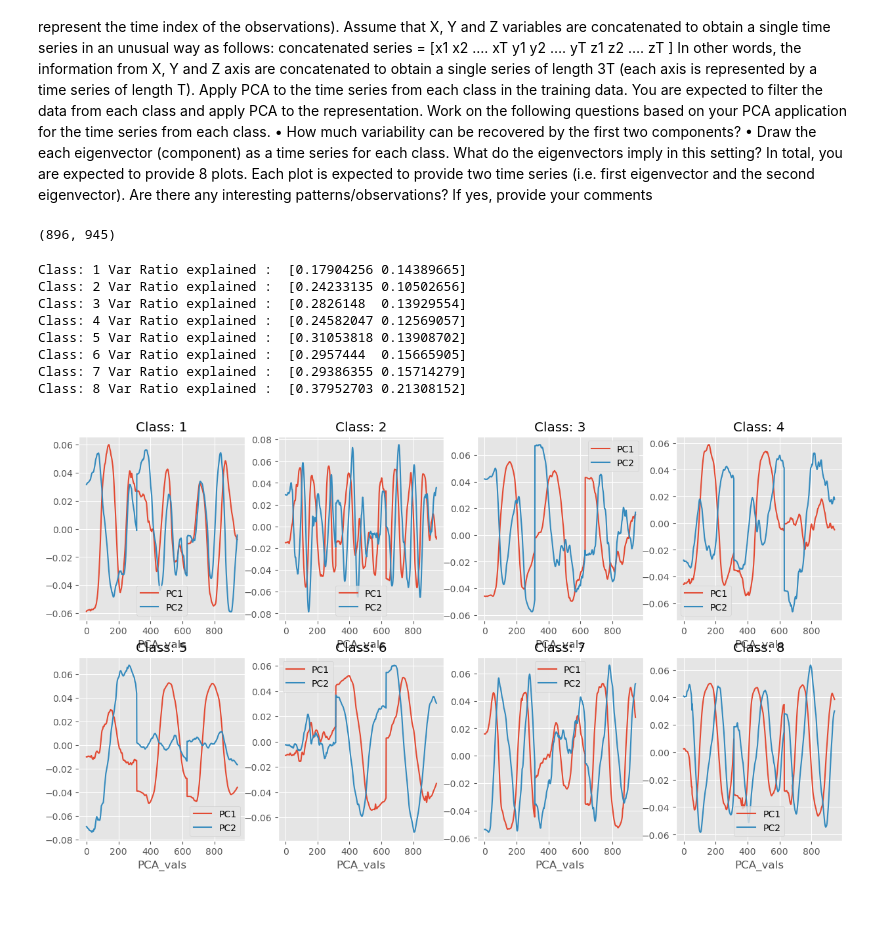
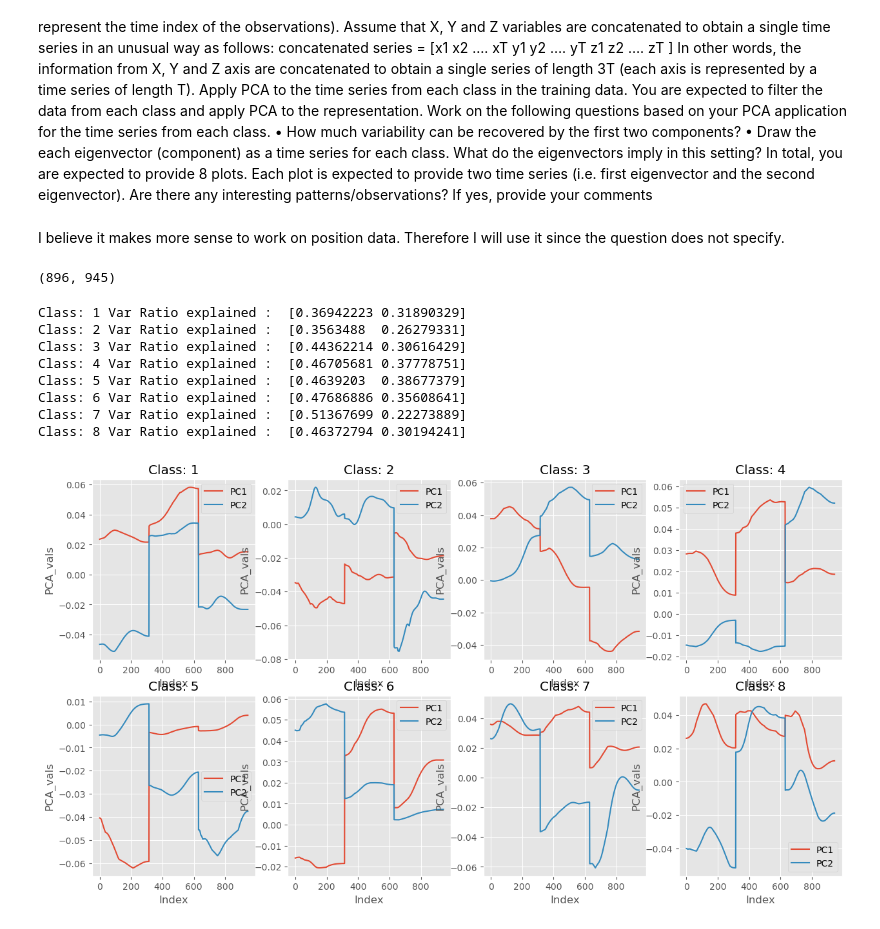
Before and after one commit to BU-IE-582/fall21-harunkivril, a Jupyter notebook: HW2/HW2-Dimensionality Reduction.ipynb, the cells around one changed output. Saved outputs shown, nothing was run; the diff lists cells and outputs as text; code cells hidden in the pictures.

```diff
--- a/HW2/HW2-Dimensionality Reduction.ipynb
+++ b/HW2/HW2-Dimensionality Reduction.ipynb
@@ -217,7 +222,10 @@ pca = PCA()
 temp[["R_MDS1", "R_MDS2"]] = pca.fit_transform(temp[["MDS1", "MDS2"]].values)
 
 plt.figure(figsize=(15,5))
+plt.scatter(temp["R_MDS1"], -temp["R_MDS2"])
 
+for txt, x, y in zip(tr_dist["İL ADI"], temp["R_MDS1"], temp["R_MDS2"]):
+    plt.annotate(txt, (x,-y))
 plt.show()
 # %% [output]
 [figure]
@@ -238,17 +253,19 @@ X_acc, X_classes = read_data("./uWaveGestureLibrary_X_TRAIN")
 Y_acc, Y_classes = read_data("./uWaveGestureLibrary_Y_TRAIN")
 Z_acc, Z_classes = read_data("./uWaveGestureLibrary_Z_TRAIN")
 
-print(X_vals.shape, Y_vals.shape, Z_vals.shape)
+print(X_acc.shape, Y_acc.shape, Z_acc.shape)
 assert X_classes == Y_classes
 assert X_classes == Z_classes
 
 classes = X_classes
+classes = np.array(classes)
 del X_classes, Y_classes, Z_classes
 # %% [output]
 (896, 315) (896, 315) (896, 315)
 # %%
 # Acc Plot
-indices = {x:np.argmax(classes == x) for x in np.unique(classes)}
+np.random.seed(3136)
+indices = {x:np.random.choice(np.where(classes == x)[0]) for x in np.unique(classes)}
 
 fig = plt.figure(figsize=(15,8))
 for cls in indices:
@@ -308,39 +327,41 @@ PCA application for the time series from each class.
 eigenvectors imply in this setting? In total, you are expected to provide 8 plots. Each plot is
 expected to provide two time series (i.e. first eigenvector and the second eigenvector). Are
 there any interesting patterns/observations? If yes, provide your comments
-# %%
-combined = np.concatenate([X_acc, Y_acc, Z_acc], axis=1)
-combined.shape
-# %% [output]
-(896, 945)
+# %% [markdown]
+I believe it makes more sense to work on position data. Therefore I will use it since the question does not specify.
+# %%
+combined = np.concatenate([X_pos, Y_pos, Z_pos], axis=1)
+combined.shape
+# %% [output]
+(896, 945)
 # %%
 fig = plt.figure(figsize=(15,8))
 for cls in np.unique(classes):
     idxs = (classes == cls)
     temp = combined[idxs]
 
     pca = PCA(n_components=None)
     temp = scaler.fit_transform(temp)
     pca.fit(temp)
     print(f"Class: {int(cls)} Var Ratio explained : ", pca.explained_variance_ratio_[:2])
     eigen_vec = pca.components_[:2]
 
     ax = fig.add_subplot(2, 4, int(cls))
     ax.plot(list(range(eigen_vec.shape[1])), eigen_vec[0], label="PC1")
     ax.plot(list(range(eigen_vec.shape[1])), eigen_vec[1], label="PC2")
     ax.set_xlabel("Index")
-    ax.set_xlabel("PCA_vals")
+    ax.set_ylabel("PCA_vals")
     ax.set_title(f"Class: {int(cls)}")
     ax.legend()
 
 plt.show()
 # %% [output]
-Class: 1 Var Ratio explained :  [0.17904256 0.14389665]
-Class: 2 Var Ratio explained :  [0.24233135 0.10502656]
-Class: 3 Var Ratio explained :  [0.2826148  0.13929554]
-Class: 4 Var Ratio explained :  [0.24582047 0.12569057]
-Class: 5 Var Ratio explained :  [0.31053818 0.13908702]
-Class: 6 Var Ratio explained :  [0.2957444  0.15665905]
-Class: 7 Var Ratio explained :  [0.29386355 0.15714279]
-Class: 8 Var Ratio explained :  [0.37952703 0.21308152]
+Class: 1 Var Ratio explained :  [0.36942223 0.31890329]
+Class: 2 Var Ratio explained :  [0.3563488  0.26279331]
+Class: 3 Var Ratio explained :  [0.44362214 0.30616429]
+Class: 4 Var Ratio explained :  [0.46705681 0.37778751]
+Class: 5 Var Ratio explained :  [0.4639203  0.38677379]
+Class: 6 Var Ratio explained :  [0.47686886 0.35608641]
+Class: 7 Var Ratio explained :  [0.51367699 0.22273889]
+Class: 8 Var Ratio explained :  [0.46372794 0.30194241]
-[figure, old version]
+[figure, new version]
```
Also changed, not shown: parts of 24 cells of this notebook, 2 other files.
